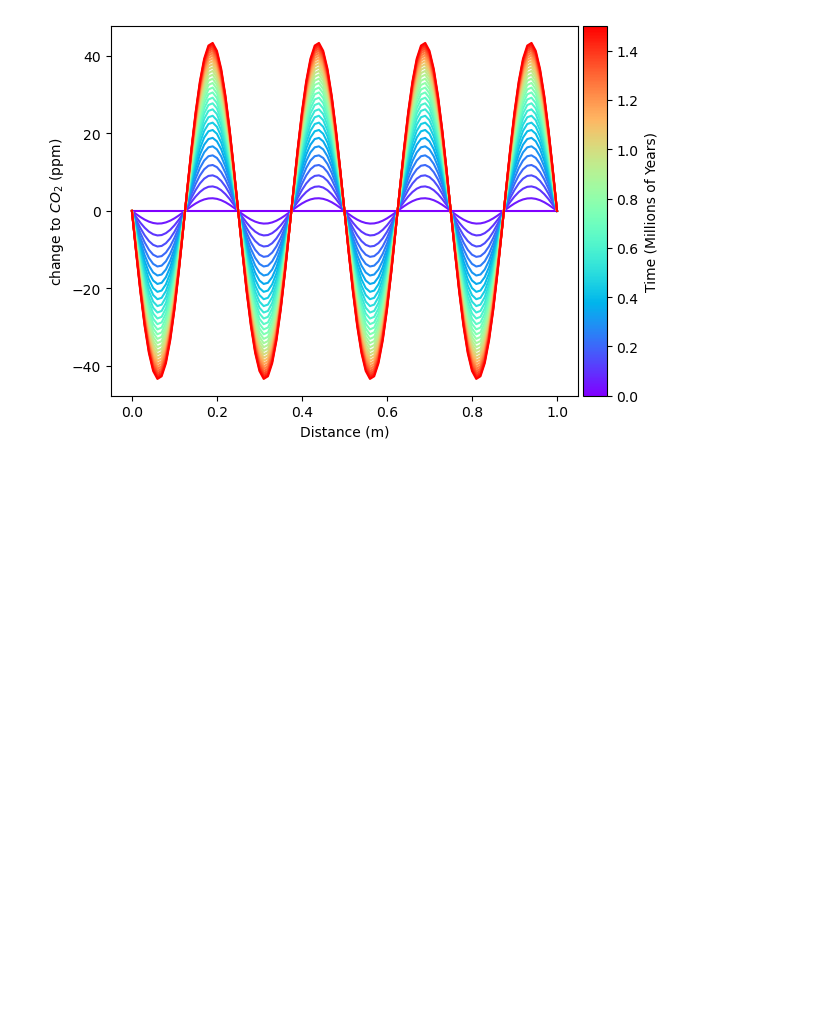
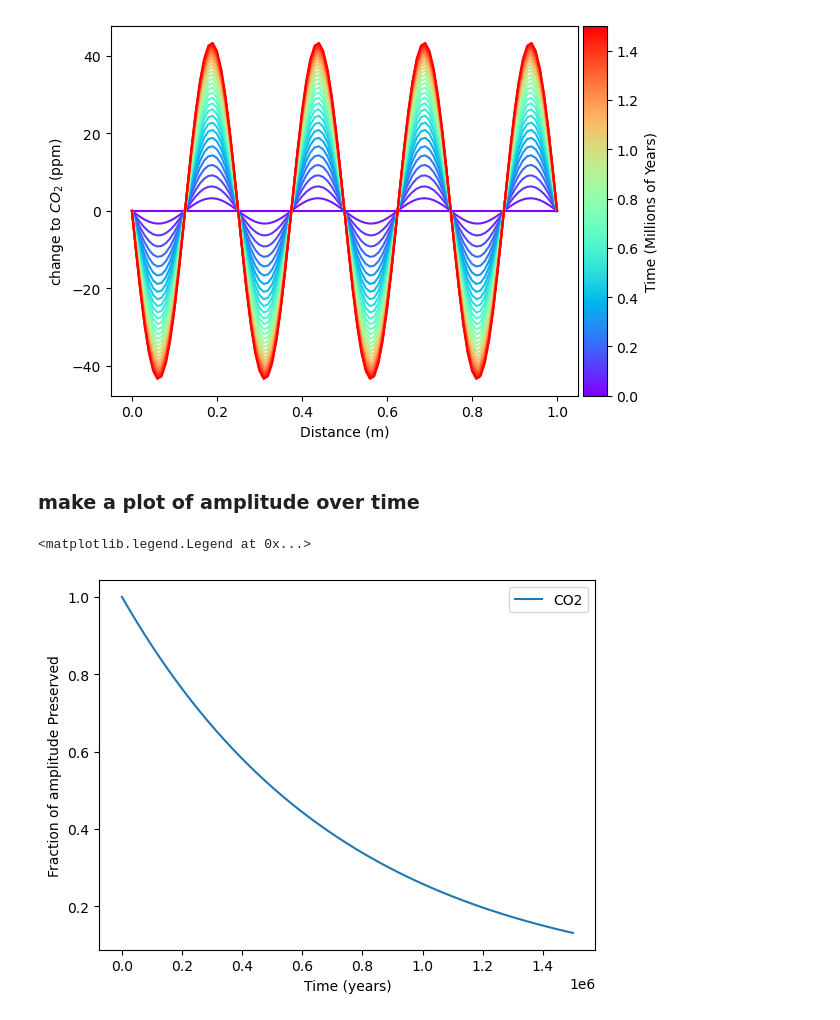
Before and after one commit to liamkirkpatrick/water-isotope-diffusion, a Jupyter notebook: CO2_firstmodel.ipynb, the cells around one changed output. Drawn from its saved outputs; the diff is of its cells as text; code cells hidden in the pictures; blank space fills up the shorter version.

Commit message:
added amplitude plot

```diff
--- a/CO2_firstmodel.ipynb
+++ b/CO2_firstmodel.ipynb
@@ -197,3 +199,34 @@ for k in range(0,len(t),10**4): # loop through all time steps
     axs.plot(z,run[k,:]-run[0,:],color=cmap(k/len(t)))
 # %% [output]
 [figure]
+# %% [markdown]
+### make a plot of amplitude over time
+# %%
+# calculate amplitude at each timestep
+amplitude = np.max(run,axis=1)-np.min(run,axis=1)
+
+amp = np.max(run,axis=1)-np.min(run,axis=1)
+
+# Alternatively, a more intutitive but slower way to go about calcualting amplitude:
+## make empty vector to store amplitude values
+#amplitude = []
+## loop through each time step
+#for k in range(0,len(t)):
+    # at each time step,
+#    amplitude.append(max(run[k,:]) - min(run[k,:]))
+
+
+### Plot Amplitude over Time ###
+# make figure
+fig, axs = plt.subplots(dpi=100)
+# set axis labels
+axs.set_xlabel('Time (years)')
+axs.set_ylabel('Fraction of amplitude Preserved')
+# plot amplitude
+axs.plot(t,amplitude/amplitude[0],label='CO2')
+# you could add another curve for water isotopes here, swapping the label and amplitude vector from the line above
+# add legend
+axs.legend()
+# %% [output]
+<matplotlib.legend.Legend at 0x...>
+[figure, added]
```
Also changed, not shown: parts of 2 cells of this notebook.
